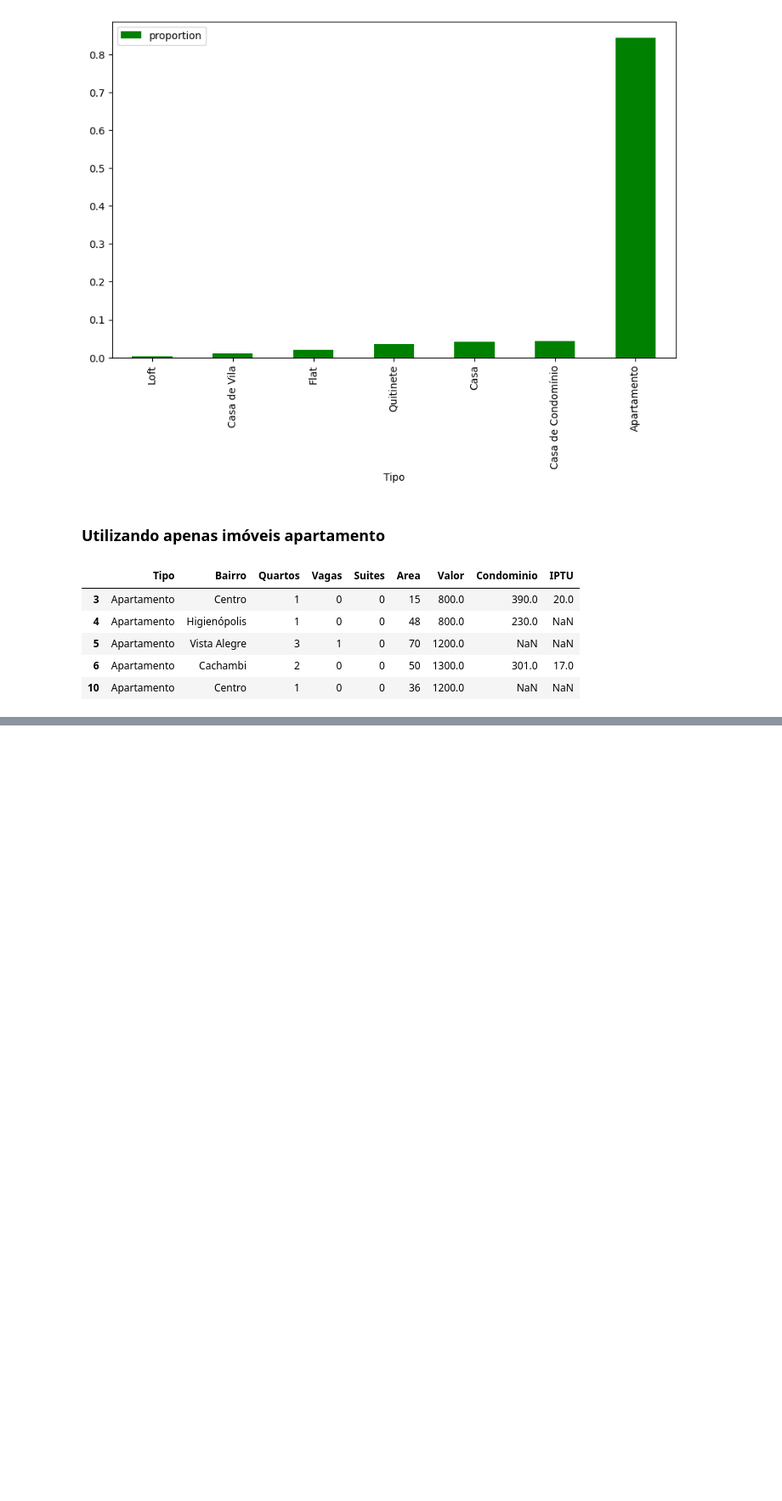
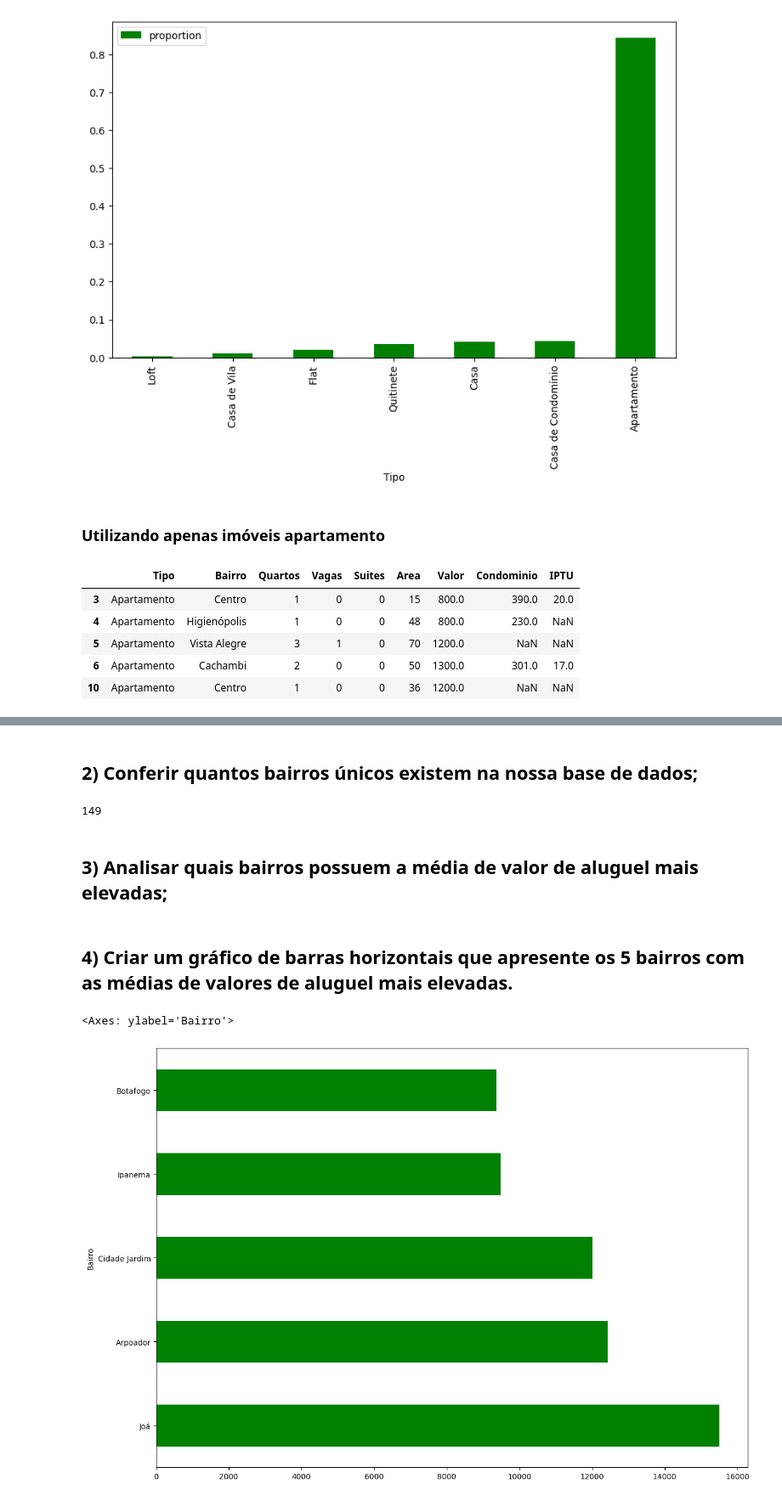
Before and after one commit to ruantos/python-para-data, a Jupyter notebook: dados_aluguel.ipynb, the cells around one changed output, grey strips where cells are left out. Shown at 85% size. Cells and saved outputs as stored; diff of their text form; code cells hidden in the pictures; blank space fills up the shorter version.

```diff
--- a/dados_aluguel.ipynb
+++ b/dados_aluguel.ipynb
@@ -173,0 +180,17 @@ data_apt.head()
+# %% [markdown]
+## 2) Conferir quantos bairros únicos existem na nossa base de dados;
+# %%
+data_apt["Bairro"].nunique()
+# %% [output]
+149
+# %% [markdown]
+## 3) Analisar quais bairros possuem a média de valor de aluguel mais elevadas;
+# %%
+expensive = data_apt.groupby(by="Bairro")["Valor"].mean().sort_values(ascending=False)
+# %% [markdown]
+## 4) Criar um gráfico de barras horizontais que apresente os 5 bairros com as médias de valores de aluguel mais elevadas.
+# %%
+expensive.head().plot(kind="barh", figsize=(14, 10), color="green")
+# %% [output]
+<Axes: ylabel='Bairro'>
+[figure, added]
```
Also changed, not shown: parts of 2 cells of this notebook.
